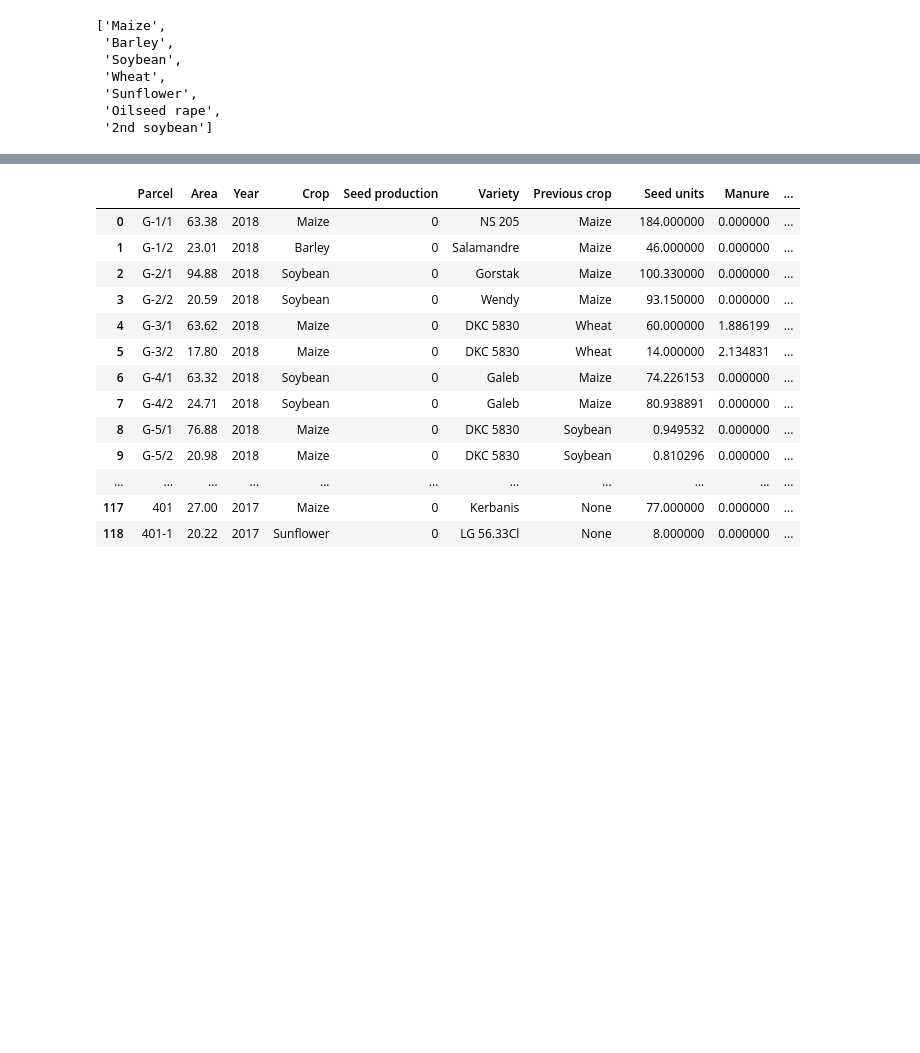
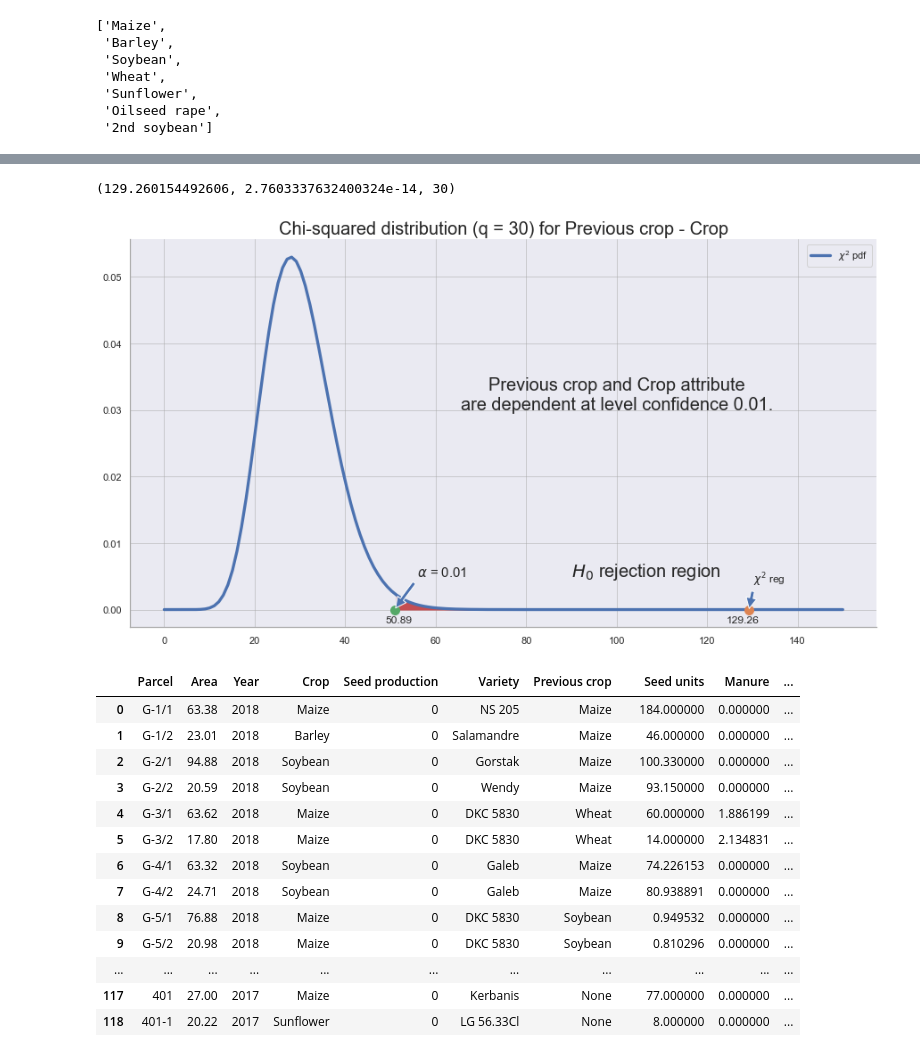
Before and after one commit to AndreaM1996/Project5, a Jupyter notebook: Project5.ipynb, the cells around one changed output, grey strips where cells are left out. Saved outputs shown, nothing was run; the diff lists cells and outputs as text; code cells hidden in the pictures; blank space fills up the shorter version.

```diff
--- a/Project5.ipynb
+++ b/Project5.ipynb
@@ -307,0 +338,3 @@ pivot
+# %%
+pivot1 = data[['Crop','Previous crop']].pivot_table(index='Previous crop', columns='Crop',aggfunc=len,fill_value=0)
+pivot1
@@ -321,54 +374,59 @@ styler
 # %%
 #test for independence of Previous crop and Crop attribute; p-value,q-degree of freedom
-chi2,p,q,expected = stats.chi2_contingency(pivot)
+chi2,p,q,expected = stats.chi2_contingency(pivot1)
 chi2,p,q
+# %% [output]
+(129.260154492606, 2.7603337632400324e-14, 30)
 # %%
 #functions that will be used for plot
-def cdf(x,q):
+def pdf(x,q):
     return 1/(math.pow(2,q/2)*math.gamma(q/2))*math.pow(x,q/2-1)*math.pow(math.e,-x/2)
-def cdf_array(x,q):
+def pdf_array(x,q):
     l = []
     for i in x:
-        l.append(float(cdf(i,q)))
+        l.append(float(pdf(i,q)))
     return np.array(l)
 # %%
 """The null hypothesis is that Previous crop and Crop attribute are independent."""
 sns.set(style='darkgrid',rc={"figure.figsize": (15, 8)})
 
 x = np.linspace(0,150,150)
-ax = sns.lineplot(x,cdf_array(x,q),label='chi-squared distribution function',linewidth=3.3)
+ax = sns.lineplot(x,pdf_array(x,q),label='$\chi^2 $ pdf',linewidth=3.3)
 
 
 
-ax.plot([chi2], [cdf(chi2,q)], 'o',markersize=10)
-ax.text(chi2-5,cdf(chi2,q)-0.002,str(round(chi2,2)))
+ax.plot([chi2], [pdf(chi2,q)], 'o',markersize=10)
+ax.text(chi2-5,pdf(chi2,q)-0.002,str(round(chi2,2)))
 ax.annotate(r'$\chi^2 $ reg',xy=(chi2,0),xytext=(chi2+1,0.004),arrowprops=dict(facecolor='b', shrink=0.05))
 
 alpha = stats.chi2.ppf(0.99,q)
-ax.fill_between(x,0,cdf_array(x,q),where=x>alpha,color='r')
+ax.fill_between(x,0,pdf_array(x,q),where=x>alpha,color='r')
 ax.plot([alpha], [0], 'o',markersize=10)
-ax.text(alpha-2,cdf(chi2,q)-0.002,str(round(stats.chi2.ppf(0.99,q),2)))
+ax.text(alpha-2,pdf(chi2,q)-0.002,str(round(stats.chi2.ppf(0.99,q),2)))
 ax.annotate(r'$ \alpha $ = 0.01',xy=(alpha,0),xytext=(alpha+5,0.005),fontsize=15,arrowprops=dict(facecolor='b', shrink=0.05))
 ax.text(90,0.005,'$ H_0 $ rejection region',fontsize=20)
 
 if p <= 0.01:
     ax.text(100,0.03,'Previous crop and Crop attribute\n are dependent at level confidence 0.01.',ha='center',wrap=True,fontsize=20)
 elif p <= 0.05:
     ax.text(100,0.03,'Previous crop and Crop attribute are dependent at level confidence 0.05.',ha='center',wrap=True,fontsize=20)
 else:
     ax.text(100,0.03,'Previous crop and Crop attribute are independent.',ha='center',wrap=True,fontsize=20)
 
 """ If the null hypothesis is true, the observed and expected frequencies will be close in value and the χ2 statistic will be
 close to zero. If the null hypothesis is false, then the χ2 statistic will be large"""
 ax.set_title('Chi-squared distribution (q = '+str(q)+') for Previous crop - Crop',fontsize=20,fontweight=5)
 ax.grid(color='darkgrey',alpha=0.5)
 ax.spines['right'].set_visible(False)
 ax.spines['top'].set_visible(False)
 ax.spines['bottom'].set_color('darkgray')
 ax.spines['left'].set_color('darkgray')
 figure = ax.get_figure()
-#figure.savefig('chi2.png',transparent=True)
+figure.savefig('chi2.png',transparent=True)
 plt.show()
+plt.close(figure)
+# %% [output]
+[figure, added]
 # %%
 dfdates['Duration of \n season (days)'] = dfdates['Harvest date']-dfdates['Planting date']
 # %%
```
Also changed, not shown: parts of 62 cells of this notebook.
